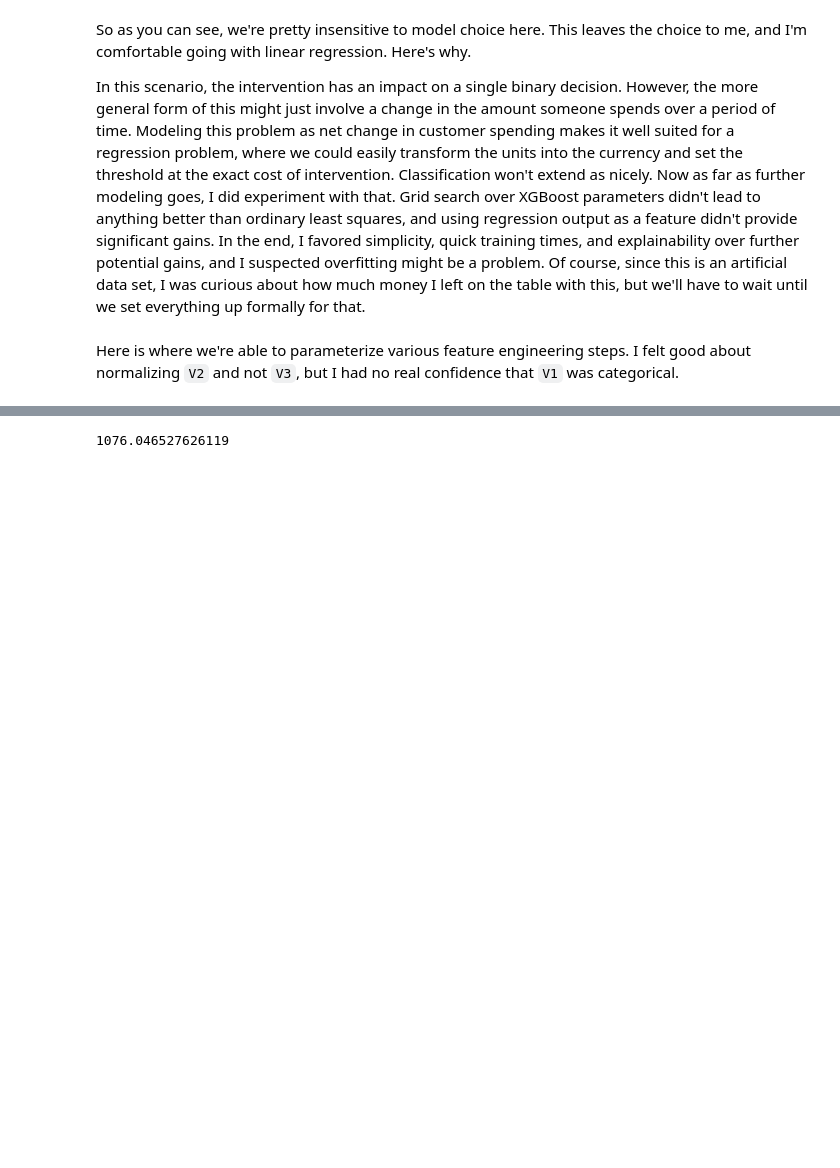
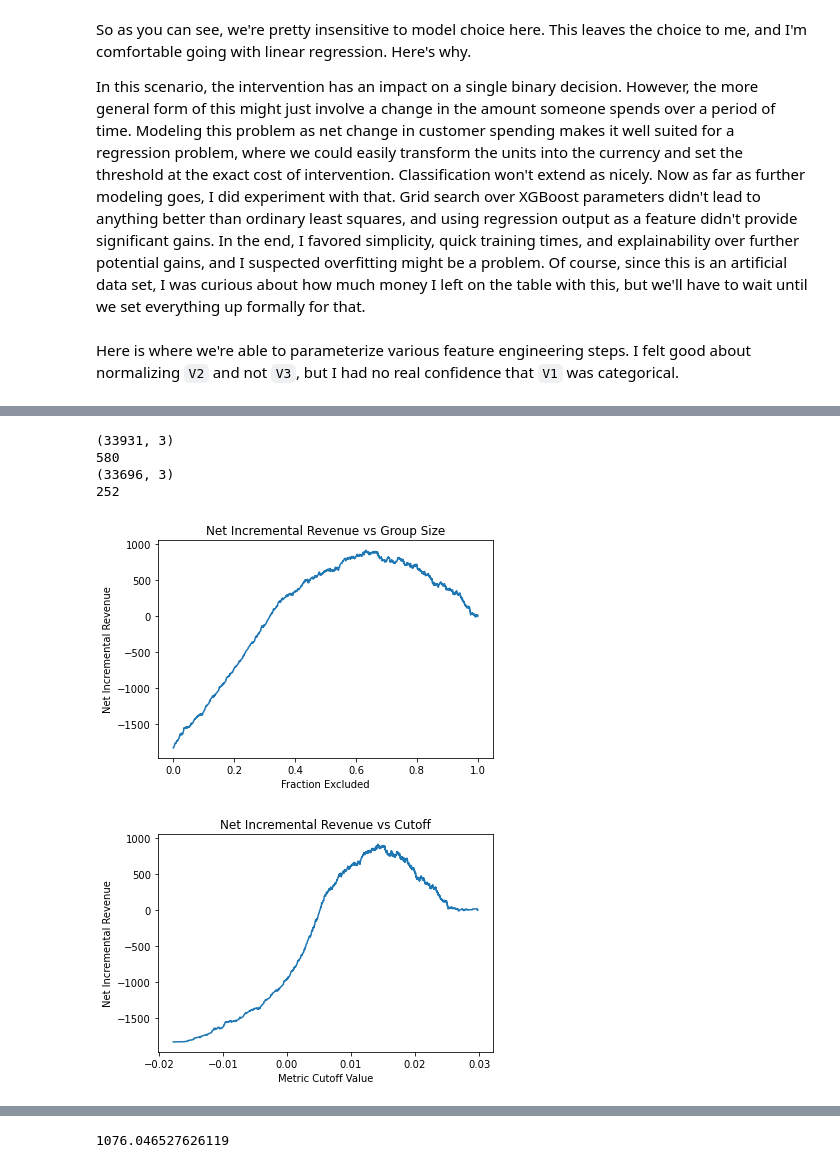
Before and after one commit to crgl/starbucks, a Jupyter notebook: Starbucks.ipynb, the cells around one changed output, grey strips where cells are left out. Cells and saved outputs as stored; diff of their text form; code cells hidden in the pictures; blank space fills up the shorter version.

```diff
--- a/Starbucks.ipynb
+++ b/Starbucks.ipynb
@@ -1081,3 +762,0 @@ plt.show()
-# %%
-pipeline2.fit(X_trainl, y)
-print(nir_score2(y_test, pipeline2.predict(X_testl)))
@@ -1133,0 +763,4 @@ class ProbabilityViaMeanAugment(BaseEstimator, TransformerMixin):
+# %%
+clf = GridSearchCV(pipeline, param_grid=parameters, scoring=nir_scorer, return_train_score=True, cv=3)
+clf.fit(X_trainl, y)
+clf.cv_results_
@@ -1133,0 +785,32 @@ class ProbabilityViaMeanAugment(BaseEstimator, TransformerMixin):
+# %%
+def evaluate(y_true, rec_vals, y_promotions):
+    y_for_analysis = pd.DataFrame(data={
+        'purchase': y_true,
+        'Recommended': rec_vals,
+        'Promotion': y_promotions,
+    })
+    y_for_promotion = y_for_analysis[y_for_analysis['Promotion'] == 'Yes'].sort_values(by='Recommended')
+    print(y_for_promotion.shape)
+    print(y_for_promotion['purchase'].sum())
+    y_for_control = y_for_analysis[y_for_analysis['Promotion'] == 'No'].sort_values(by='Recommended')
+    print(y_for_control.shape)
+    print(y_for_control['purchase'].sum())
+    rec_y_promote = y_for_promotion['Recommended'].to_numpy()
+    purch_y_promote = y_for_promotion['purchase'].to_numpy()
+    rec_y_control = y_for_control['Recommended'].to_numpy()
+    purch_y_control = y_for_control['purchase'].to_numpy()
+    visually_evaluate(rec_y_control, purch_y_control, rec_y_promote, purch_y_promote)
+# %%
+y_pred = clf.predict(X_trainl)
+
+y_test = pd.concat([X_testl['Promotion'], y_testl], axis=1)
+y_test_pred = clf.predict(X_testl)
+# %%
+evaluate(y['purchase'], y_pred['Recommended'], y['Promotion'])
+# %% [output]
+(33931, 3)
+580
+(33696, 3)
+252
+[figure, added]
+[figure, added]
```
Also changed, not shown: parts of 58 cells of this notebook.
